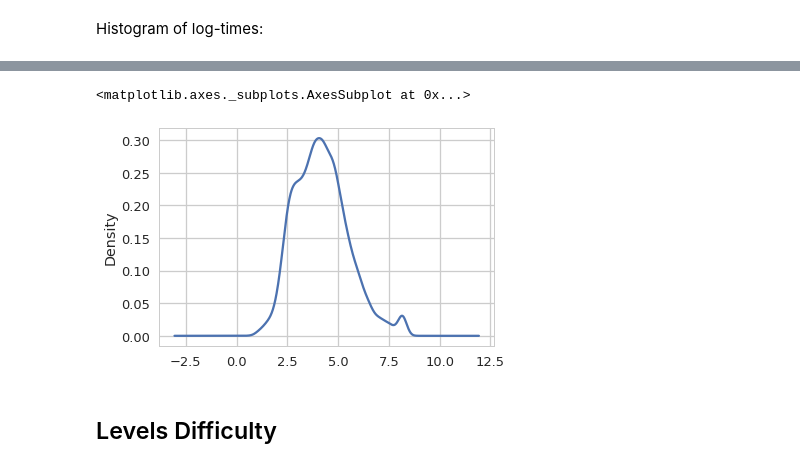
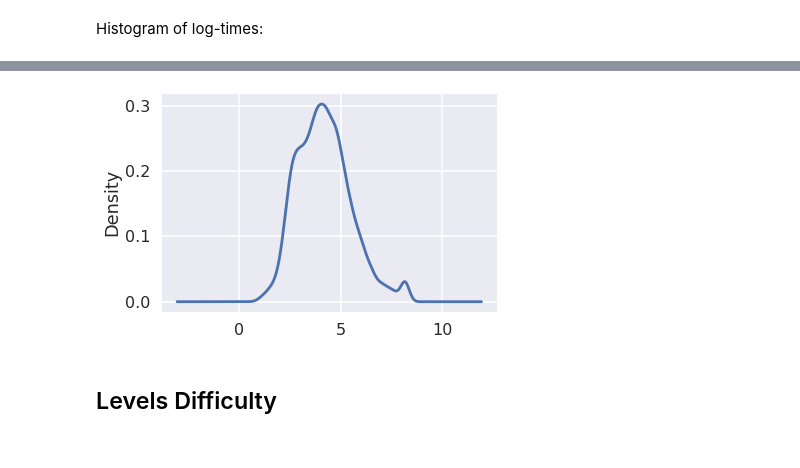
Before and after one commit to effa/flocs-thesis, a Jupyter notebook: analysis/descriptive-statistics.ipynb, the cells around one changed output, grey strips where cells are left out. Drawn from its saved outputs; the diff is of its cells as text; code cells hidden in the pictures.

```diff
--- a/analysis/descriptive-statistics.ipynb
+++ b/analysis/descriptive-statistics.ipynb
@@ -13,7 +13,7 @@ import data
 
 sns.set()
 sns.set_context('poster')
-sns.set_style('whitegrid')
+#sns.set_style('whitegrid')
 pd.options.display.float_format = '{:.2f}'.format
 # %% [markdown]
 # Preparing Data
@@ -167,8 +197,8 @@ plt.savefig('../img/task-sessions-time-log.pdf')
 # %%
-ts.time_spent.apply(np.log).plot.kde()
+ax = ts.time_spent.apply(np.log).plot.kde()
+#plt.gca().set_xscale("log")
 # %% [output]
-<matplotlib.axes._subplots.AxesSubplot at 0x...>
-[figure, old version]
+[figure, new version]
 # %% [markdown]
 ## Levels Difficulty
 # %%
```
Also changed, not shown: parts of 10 cells of this notebook, 14 other files.
